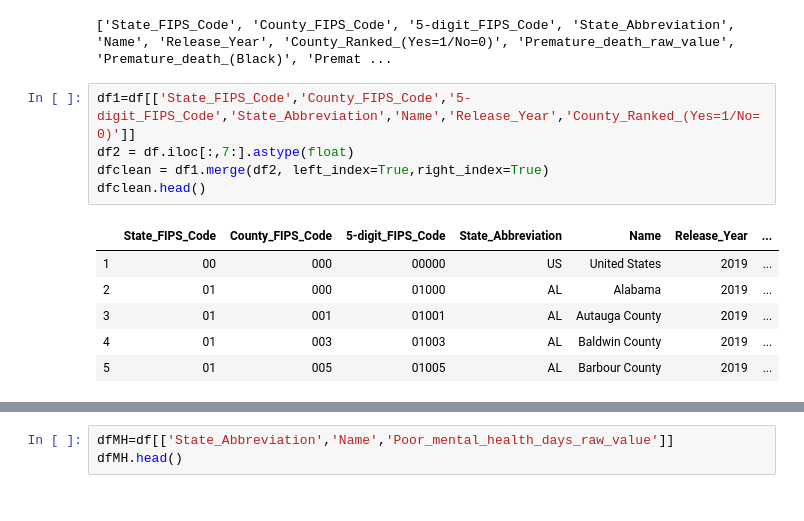
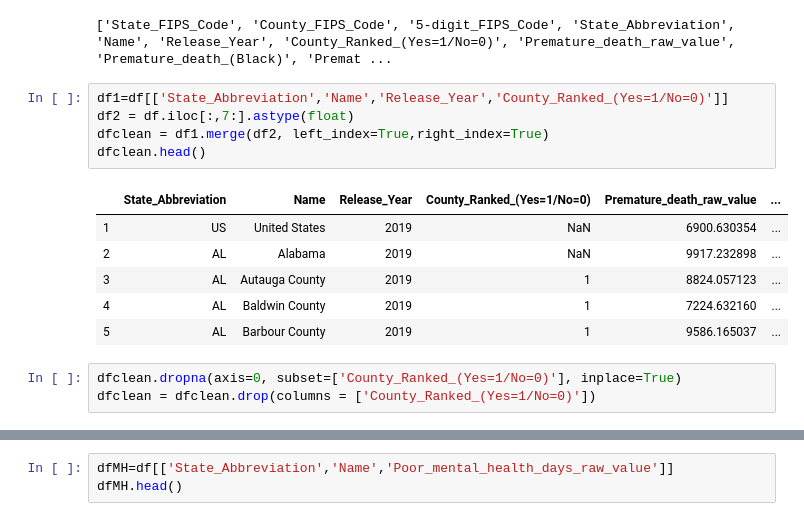
Before and after one commit to nielsbclausen/Mod_4_Project, a Jupyter notebook: Niels_nb.ipynb, the cells around one changed output, grey strips where cells are left out. Cells and saved outputs as stored; diff of their text form.

```diff
--- a/Niels_nb.ipynb
+++ b/Niels_nb.ipynb
@@ -105,14 +107,17 @@ df.columns = new_column_names
 # %% [output]
 ['State_FIPS_Code', 'County_FIPS_Code', '5-digit_FIPS_Code', 'State_Abbreviation', 'Name', 'Release_Year', 'County_Ranked_(Yes=1/No=0)', 'Premature_death_raw_value', 'Premature_death_(Black)', 'Premat ...
 # %%
-df1=df[['State_FIPS_Code','County_FIPS_Code','5-digit_FIPS_Code','State_Abbreviation','Name','Release_Year','County_Ranked_(Yes=1/No=0)']]
+df1=df[['State_Abbreviation','Name','Release_Year','County_Ranked_(Yes=1/No=0)']]
 df2 = df.iloc[:,7:].astype(float)
 dfclean = df1.merge(df2, left_index=True,right_index=True)
 dfclean.head()
 # %% [output]
-|  | State_FIPS_Code | County_FIPS_Code | 5-digit_FIPS_Code | State_Abbreviation | Name | Release_Year | ... |
-| 1 | 00 | 000 | 00000 | US | United States | 2019 | ... |
-| 2 | 01 | 000 | 01000 | AL | Alabama | 2019 | ... |
-| 3 | 01 | 001 | 01001 | AL | Autauga County | 2019 | ... |
-| 4 | 01 | 003 | 01003 | AL | Baldwin County | 2019 | ... |
-| 5 | 01 | 005 | 01005 | AL | Barbour County | 2019 | ... |
+|  | State_Abbreviation | Name | Release_Year | County_Ranked_(Yes=1/No=0) | Premature_death_raw_value | ... |
+| 1 | US | United States | 2019 | NaN | 6900.630354 | ... |
+| 2 | AL | Alabama | 2019 | NaN | 9917.232898 | ... |
+| 3 | AL | Autauga County | 2019 | 1 | 8824.057123 | ... |
+| 4 | AL | Baldwin County | 2019 | 1 | 7224.632160 | ... |
+| 5 | AL | Barbour County | 2019 | 1 | 9586.165037 | ... |
+# %%
+dfclean.dropna(axis=0, subset=['County_Ranked_(Yes=1/No=0)'], inplace=True)
+dfclean = dfclean.drop(columns = ['County_Ranked_(Yes=1/No=0)'])
```
Also changed, not shown: parts of 15 cells of this notebook.
